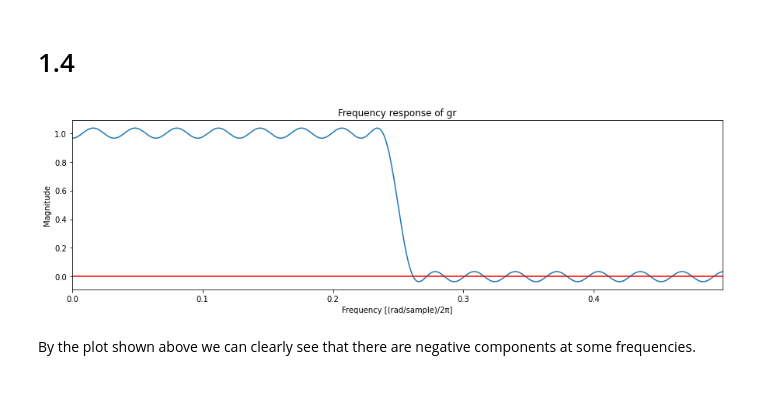
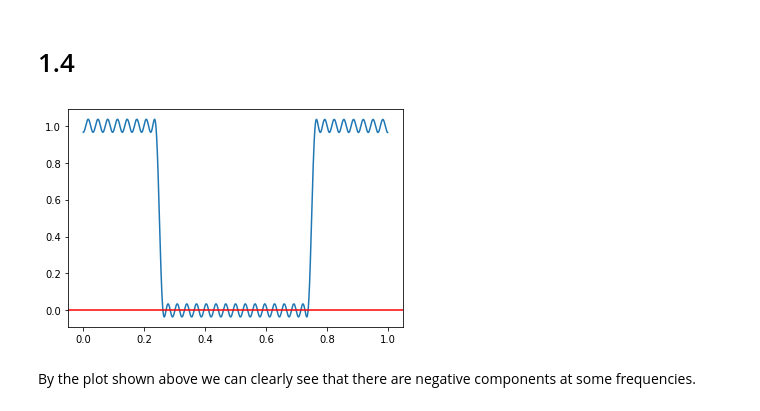
Before and after one commit to daniel-deutsch/TSIA201, a Jupyter notebook: TP2/main.ipynb, the cells around one changed output. Saved outputs shown, nothing was run; the diff lists cells and outputs as text; code cells hidden in the pictures.

```diff
--- a/TP2/main.ipynb
+++ b/TP2/main.ipynb
@@ -269,13 +273,12 @@ class Filter(Base):
 # %% [markdown]
 # 1.1
 # %%
-# Defines the Remez filter params
-numtaps = 63            # An odd number
+N = 32
 trans_width = 1/80      # Transition width
 cutoff = 1/4            # Cutoff frequency
 
 # Obtains the Remez filter
-g = Filter("g", sig.remez(numtaps, [0, cutoff, cutoff+trans_width, 1/2], [1, 0]))
+g = Filter("g", sig.remez(2*N-1, [0, cutoff, cutoff+trans_width, 1/2], [1, 0]))
 
 # By plotting the fft of g we can clearly see that the Chebyshev’s alternance property holds
 g.freqz_plot(db=False)
@@ -323,18 +325,18 @@ g.freqz_plot(db=False)
 # 1.4
 # %%
 len_fft = 4096
-
 mag = np.fft.fft(g.data, len_fft)
 freq = np.linspace(0, 1, len(mag))
 
 gr = []
-for i in range(len(freq)):
+for i in range(0,len(freq)):
     gr.append(mag[i]*np.exp(2*np.complex(0, 1)*np.pi*freq[i]*(N-1)))
 
-gr = Filter("gr", np.fft.ifft(gr))
-gr.freqz_plot(db=False, absolute=False, yhighlights=[0])
+plt.plot(freq,gr)
+plt.axhline(y=[0],color="r")
+plt.show()
 # %% [output]
-[figure, old version]
+[figure, new version]
 # %% [markdown]
 By the plot shown above we can clearly see that there are negative components at some frequencies.
 # %% [markdown]
```
Also changed, not shown: parts of 11 cells of this notebook.
